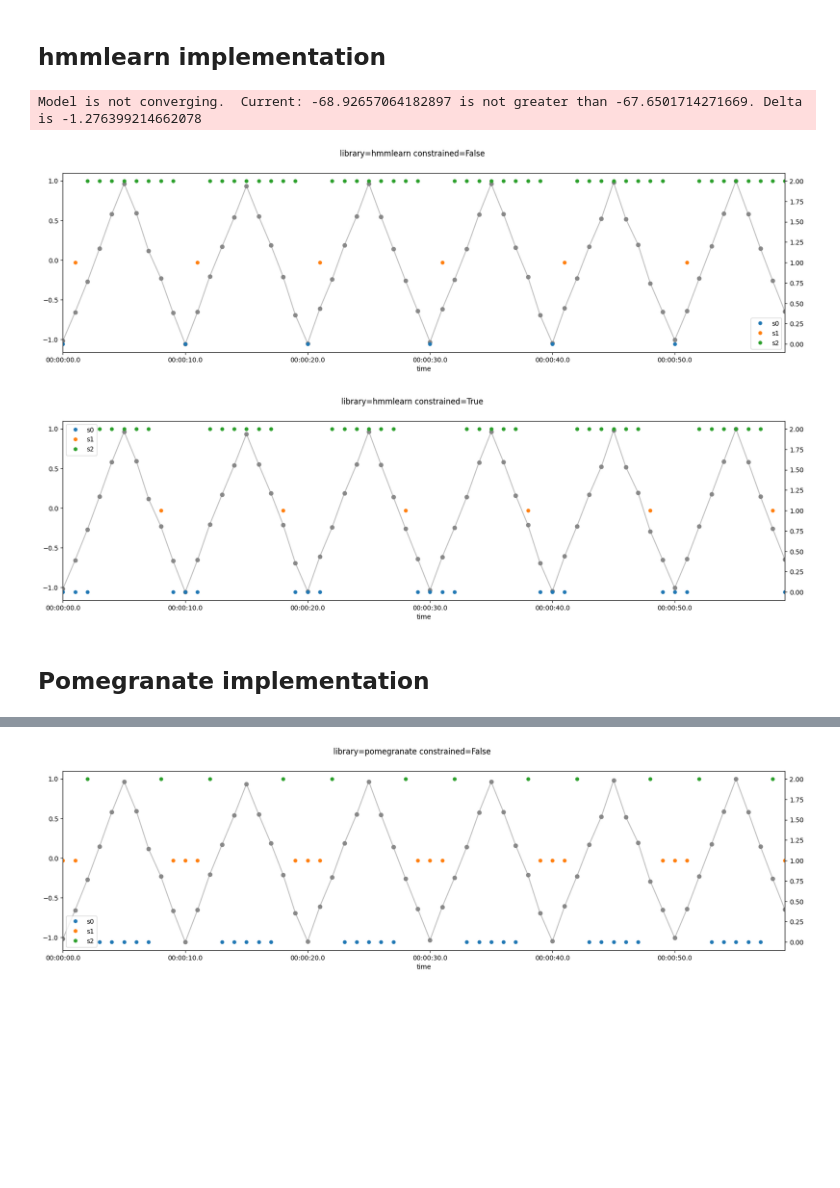
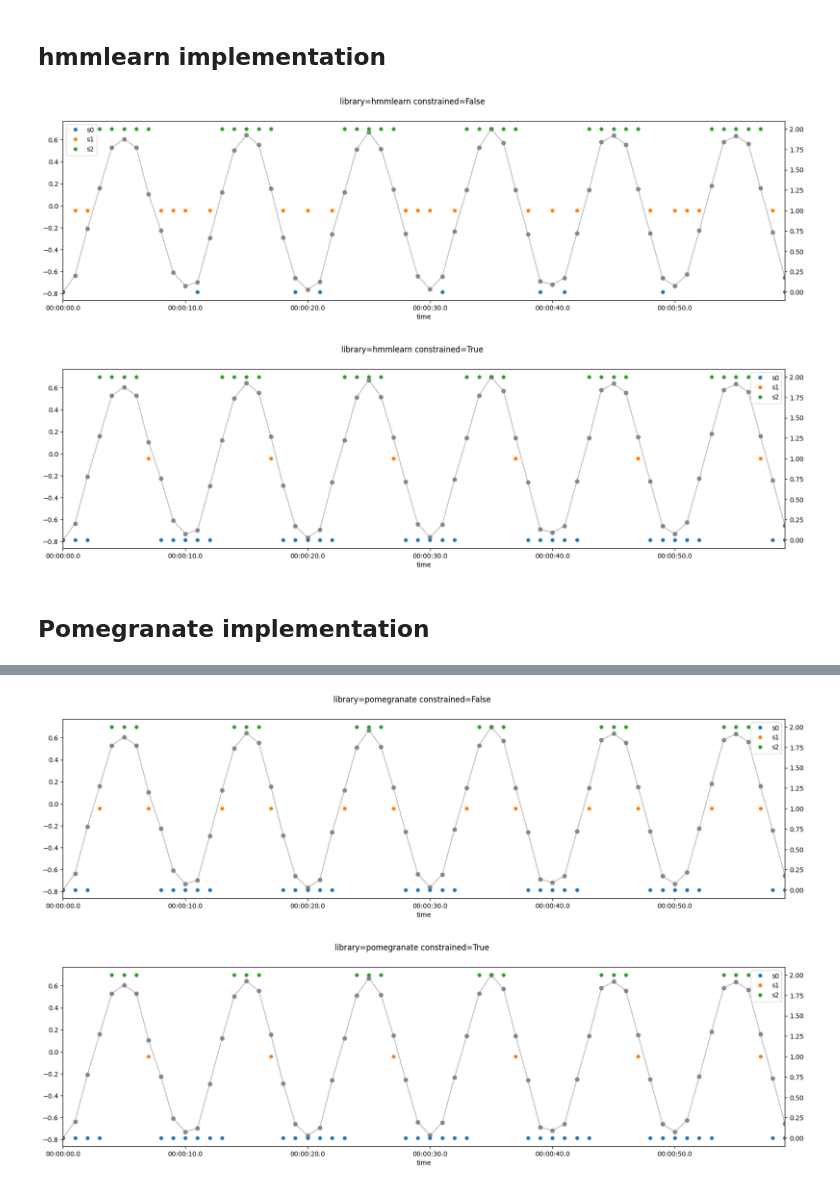
Before and after one commit to jonnor/machinehearing, a Jupyter notebook: handson/constrained-hmm/ConstrainedHMM.ipynb, the cells around one changed output, grey strips where cells are left out. Saved outputs shown, nothing was run; the diff lists cells and outputs as text; code cells hidden in the pictures; blank space fills up the shorter version.

Commit message:
constrained-hmm: Constrained case works with pomegranate 1.0+

```diff
--- a/handson/constrained-hmm/ConstrainedHMM.ipynb
+++ b/handson/constrained-hmm/ConstrainedHMM.ipynb
@@ -29,7 +29,10 @@ def triangle(freq, duration, samplerate, phase=0.5):
 
     t = numpy.arange(samplerate*duration)
     triangle = scipy.signal.sawtooth(2*numpy.pi*freq*(t/samplerate), phase)
-    return triangle, t
+
+    clipped = numpy.clip(triangle, -0.7, 0.7)
+
+    return clipped, t
 
 def make_series(shape='triangle', period='10sec', freq='1sec', duration='1min'):
     period = pandas.Timedelta(period)
@@ -126,9 +129,8 @@ test_hmmlearn_model(X, constrain=True)
 
 #print(states)
 # %% [output]
-Model is not converging.  Current: -68.92657064182897 is not greater than -67.6501714271669. Delta is -1.276399214662078
-[figure, old version]
+[figure, new version]
-[figure, old version]
+[figure, new version]
 # %% [markdown]
 ## Pomegranate implementation
 # %%
@@ -168,23 +170,15 @@ def build_pomegranate_hmm(constrain):
     s3.name = 's3'
     states = [s1, s2, s3]
 
-
-    if not constrain:
-        # edges=numpy.ones(3,3), starts=[0.1, 0.1], ends=[0.1, 0.2],
-        model = DenseHMM(states, verbose=True, max_iter=10)
-        #model.add_distributions(states)
-        return model
-
-    # FIXME: initialize all edges (to zero), then add the allowed
-    model = SparseHMM(verbose=True, max_iter=10)
+    # FIXME: use SparseHMM instead? Just gives NaNs when fittin
+    # NOTE: inertia must be set to non-zero value, because the default of 0.0 will ignore provided edge probabilities
+    model = DenseHMM(verbose=True, max_iter=30, inertia=0.1)
     model.add_distributions([s1, s2, s3])
     #model.add_states(states)
 
-    if not constrain:
-        # if contrained, then s1->s2 and/or s2->s3 is not allowed
-        model.add_edge(s1, s2, 1.0)
-        model.add_edge(s2, s3, 1.0)
-        pass
+    # if contrained, then s1->s2 and/or s2->s3 is not allowed
+    model.add_edge(s1, s2, 0.0000001 if constrain else 1.0)
+    model.add_edge(s2, s3, 0.0000001 if constrain else 1.0)
 
     model.add_edge(s3, s1, 1.0)
     model.add_edge(s1, s3, 1.0)
@@ -197,9 +191,12 @@ def build_pomegranate_hmm(constrain):
 
     # start/end
     for s in states:
-        model.add_edge(model.start, s, 1.0)
-        #model.add_transition(model.end, s, 1.0)
+        #model.add_edge(model.start, s, 1.0)
+        #model.add_edge(model.end, s, 1.0)
+        pass
 
+
+    print('build edges', len(model.edges), model.edges)
 
     return model
 
@@ -222,33 +219,27 @@ def test_pomegranate_model(X, constrain):
     model.fit(X=tensor)
 
     #model.plot() # XXX: when enabled, messes up the other plots!?!?
-
+    print('fitted edges', model.edges.shape, '\n', model.edges)
 
     # sort states based on their value
-    means = get_parameters(model)['mean']
-    print(means)
+    means = get_parameters(model).reset_index()['mean']
+    #print('distribution means', means)
 
-    #return model # XXX
-
-    mapping = means.argsort()
-    #inv_mapping = numpy.argsort(mapping)
-    #print('inv map', inv_mapping)
-    print('map', mapping)
+    mapping = numpy.argsort(means)
+    inv_mapping = numpy.argsort(mapping)
 
     scores = model.predict_proba(X=tensor)[0]
     print(scores.shape)
     c  = numpy.argmax(scores, axis=1)
-    print(c)
-    states = c
-    #states = inv_mapping[c].values
+    #state_values = means[list(c)].values
+    states = inv_mapping[list(c)].values
     states = pandas.Series(states, index=X.index)
-    print(states)
 
     # Visualize data and results
     plot_data(X, states=states, title=f'library=pomegranate constrained={constrain}')
 
 
-#test_pomegranate_model(X, constrain=False)
-m = test_pomegranate_model(X, constrain=False)
+test_pomegranate_model(X, constrain=False)
+m = test_pomegranate_model(X, constrain=True)
 m
 # %% [output]
@@ -272 +263,2 @@ dtype: int64
-[figure, old version]
+[figure, new version]
+[figure, added]
```
Also changed, not shown: parts of 5 cells of this notebook.
